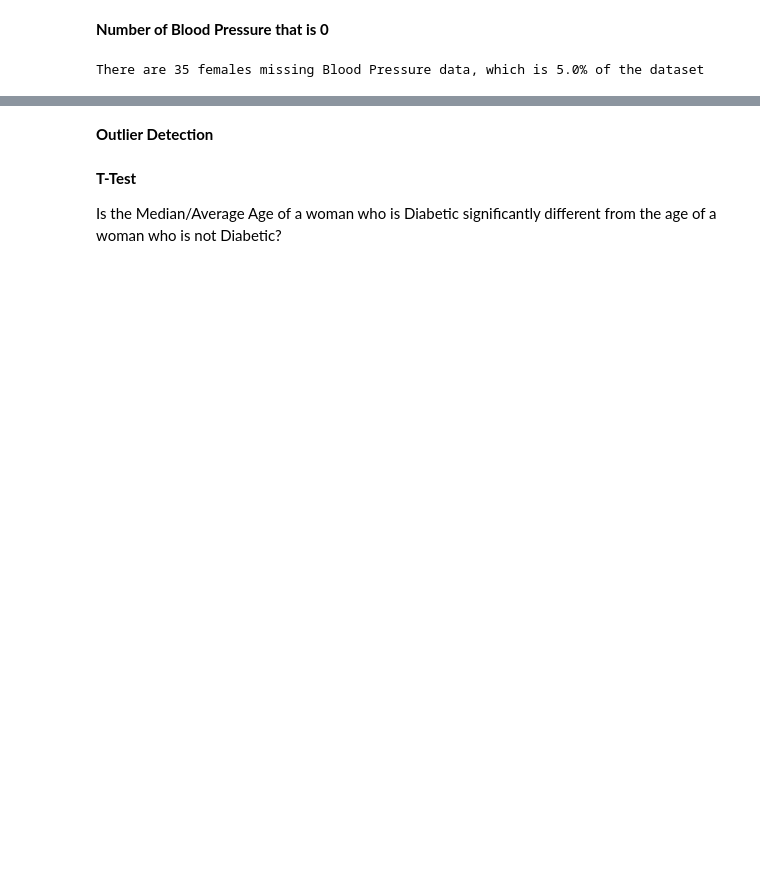
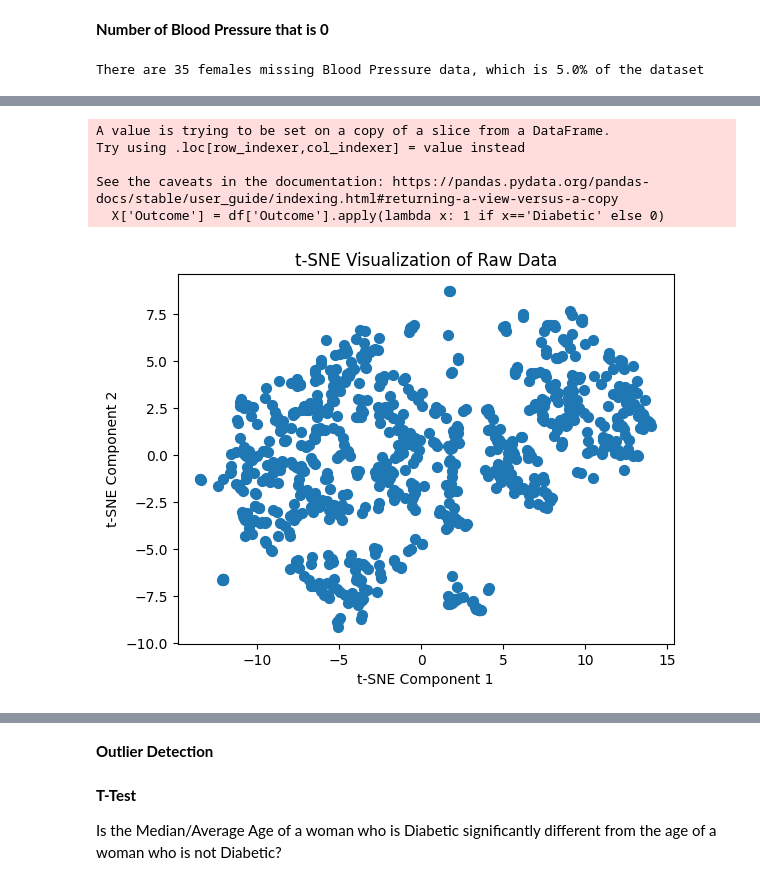
Before and after one commit to rhiats/pimaSpec, a Jupyter notebook: pima.ipynb, the cells around one changed output, grey strips where cells are left out. Drawn from its saved outputs; the diff is of its cells as text; code cells hidden in the pictures; blank space fills up the shorter version.

```diff
--- a/pima.ipynb
+++ b/pima.ipynb
@@ -217,0 +258,30 @@ There are 35 females missing Blood Pressure data, which is 5.0% of the dataset
+# %%
+from sklearn.cluster import KMeans
+from sklearn.preprocessing import StandardScaler
+
+X=df[["Pregnancies","Glucose","BloodPressure","SkinThickness","Insulin","BMI","DiabetesPedigreeFunction","Age","Outcome"]]
+X['Outcome'] = df['Outcome'].apply(lambda x: 1 if x=='Diabetic' else 0)
+# %% [output]
+A value is trying to be set on a copy of a slice from a DataFrame.
+Try using .loc[row_indexer,col_indexer] = value instead
+
+See the caveats in the documentation: https://pandas.pydata.org/pandas-docs/stable/user_guide/indexing.html#returning-a-view-versus-a-copy
+  X['Outcome'] = df['Outcome'].apply(lambda x: 1 if x=='Diabetic' else 0)
+# %%
+# Elbow method to determine the optimal number of clusters
+scaler = StandardScaler()
+X = scaler.fit_transform(X)
+# %%
+#t-SNE (t-distributed Stochastic Neighbor Embedding) to vizualize the cluster
+from sklearn.manifold import TSNE
+
+tsne = TSNE(n_components=2, perplexity=30, n_iter=300, random_state=42) #Reduce 9 dimensions to 2
+X_tsne = tsne.fit_transform(X)
+
+plt.scatter(X_tsne[:, 0], X_tsne[:, 1], s=50, cmap='viridis')
+plt.title('t-SNE Visualization of Raw Data')
+plt.xlabel('t-SNE Component 1')
+plt.ylabel('t-SNE Component 2')
+plt.show()
+# %% [output]
+[figure, added]
```
Also changed, not shown: parts of 14 cells of this notebook.
